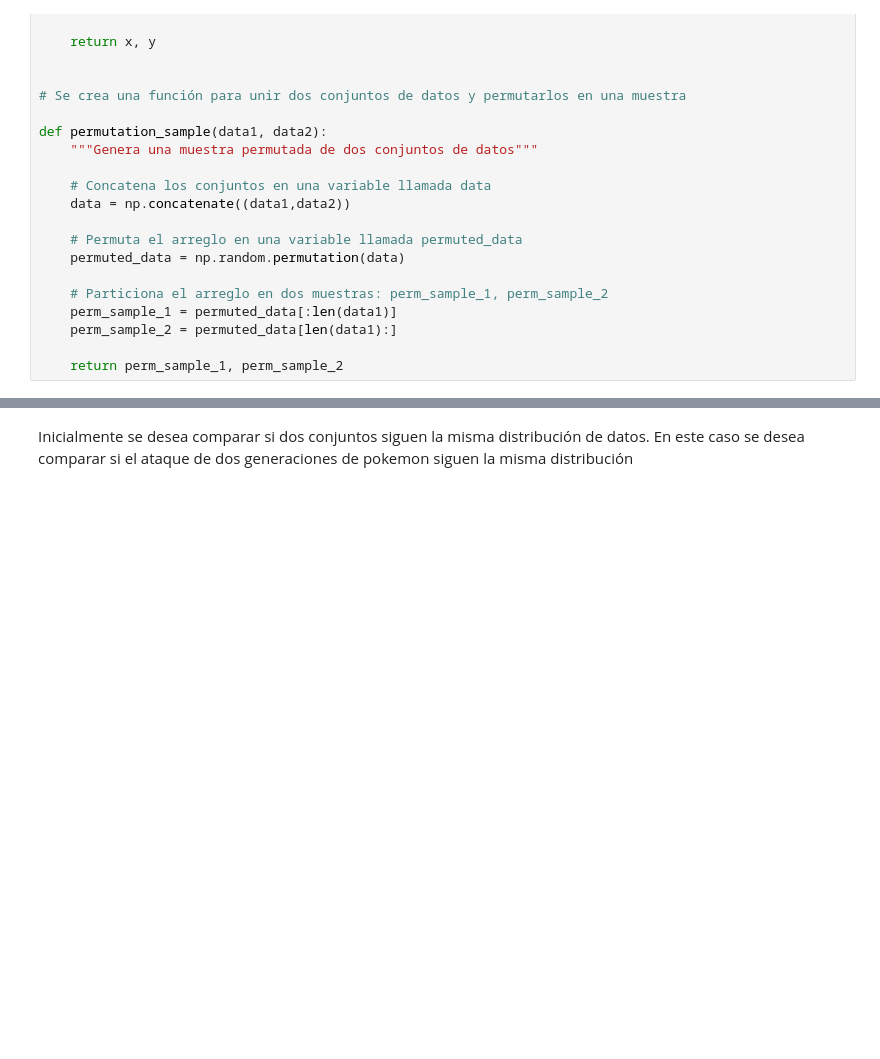
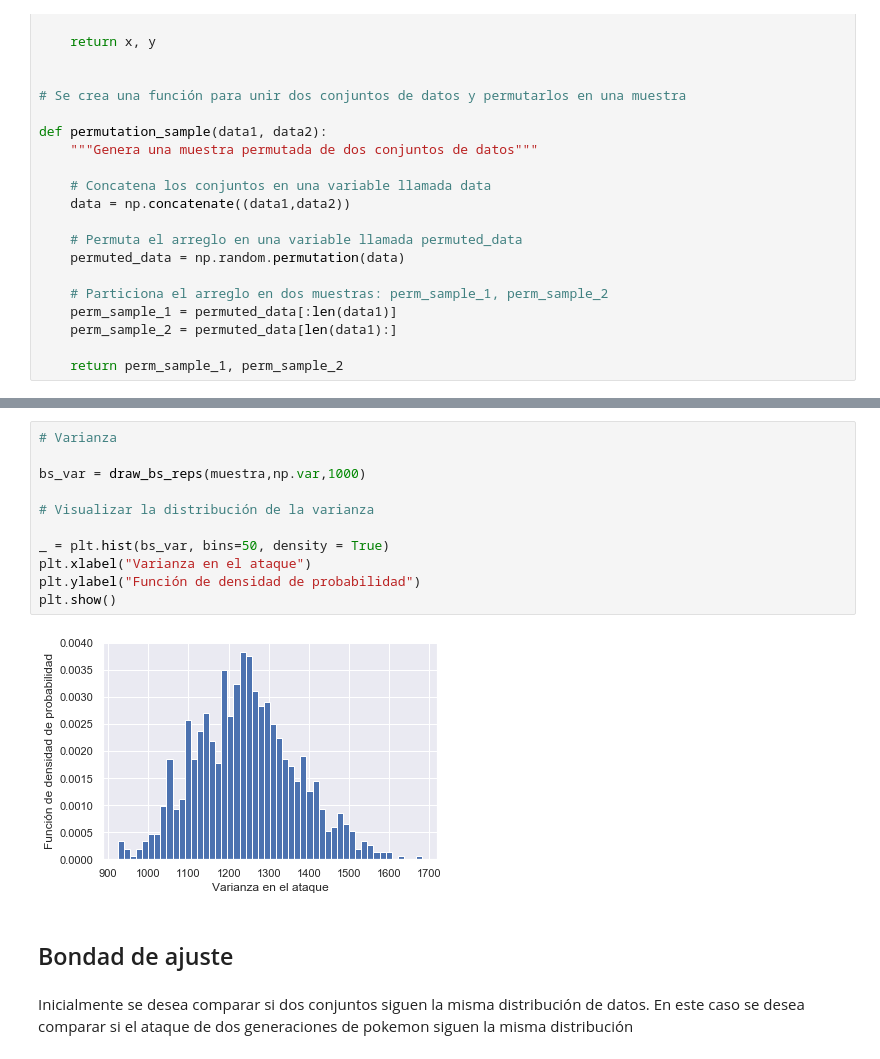
Before and after one commit to OPALO-ESTADISTICA/Estadistica, a Jupyter notebook: Inferencia estadística.ipynb, the cells around one changed output, grey strips where cells are left out. Cells and saved outputs as stored; diff of their text form; blank space fills up the shorter version.

```diff
--- a/Inferencia estadística.ipynb
+++ b/Inferencia estadística.ipynb
@@ -39,3 +228,18 @@ def permutation_sample(data1, data2):
+# %%
+# Varianza
+
+bs_var = draw_bs_reps(muestra,np.var,1000)
+
+# Visualizar la distribución de la varianza
+
+_ = plt.hist(bs_var, bins=50, density = True)
+plt.xlabel("Varianza en el ataque")
+plt.ylabel("Función de densidad de probabilidad")
+plt.show()
+# %% [output]
+[figure, added]
+# %% [markdown]
+## Bondad de ajuste
 # %% [markdown]
 Inicialmente se desea comparar si dos conjuntos siguen la misma distribución de datos. En este caso se desea comparar si el ataque de dos generaciones de pokemon siguen la misma distribución
 # %%
```
Also changed, not shown: parts of 22 cells of this notebook.
